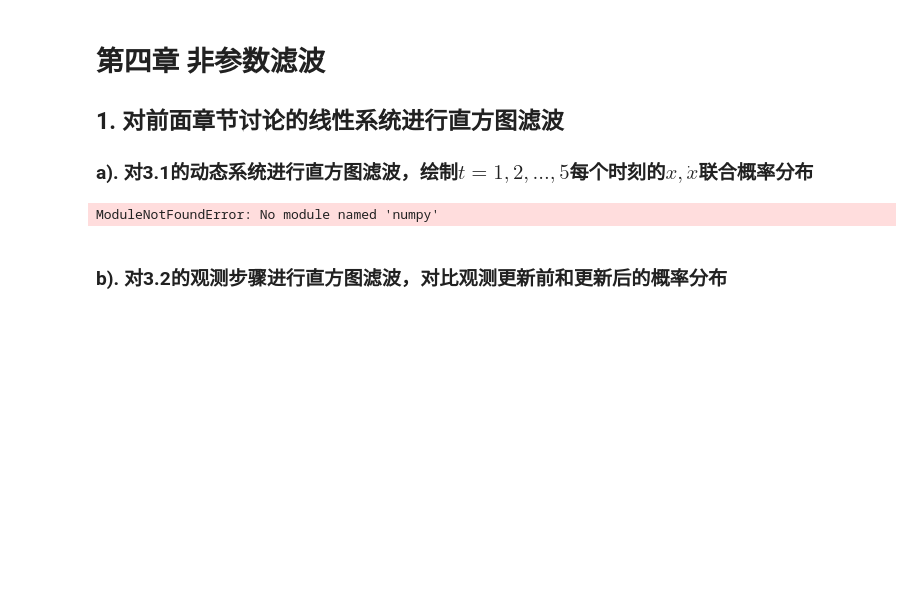
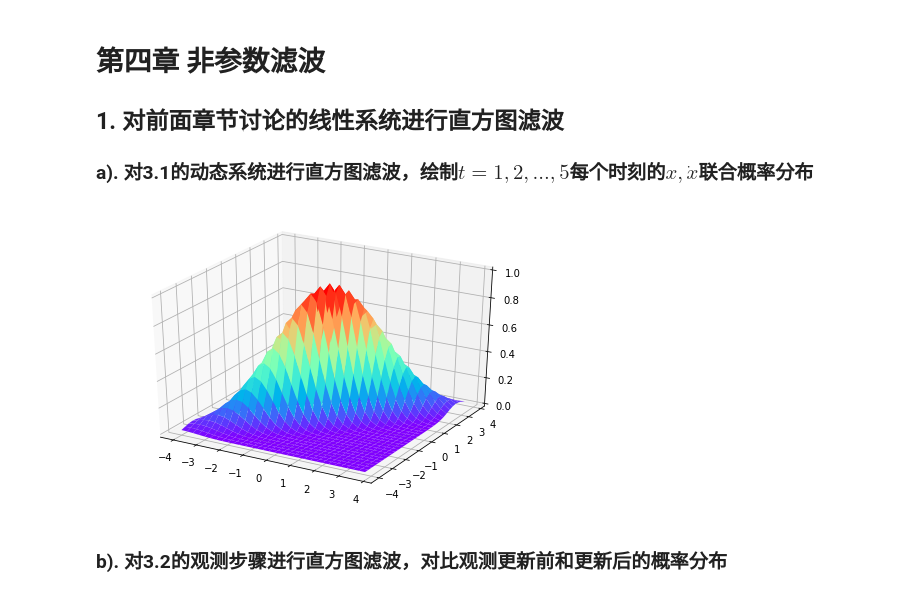
Before and after one commit to Yu-Xiaoxian/probabilistic_robotics_exercises, a Jupyter notebook: ch4_nonparametric_filters/第四章-非参数滤波.ipynb, the cells around one changed output. Drawn from its saved outputs; the diff is of its cells as text; code cells hidden in the pictures; blank space fills up the shorter version.

```diff
--- a/ch4_nonparametric_filters/第四章-非参数滤波.ipynb
+++ b/ch4_nonparametric_filters/第四章-非参数滤波.ipynb
@@ -4,13 +4,35 @@
 ## 1. 对前面章节讨论的线性系统进行直方图滤波
 
 ### a). 对3.1的动态系统进行直方图滤波，绘制$t=1,2,...,5$每个时刻的$x,\dot{x}$联合概率分布
-# %%
-import numpy as np
-import matplotlib.pyplot as plt
-
-plt.figure(1)
-plt.show()
-# %% [output]
-ModuleNotFoundError: No module named 'numpy'
+# %%
+import numpy as np
+import math
+import matplotlib.pyplot as plt
+from mpl_toolkits.mplot3d import Axes3D
+
+A = np.mat([[1, 1],[0, 1]])
+B = np.mat([[0.5], [1.0]])
+mu = np.mat([[0],[0]])
+R = B*B.T
+Sigma = np.mat([[2.5,2.0],[2.0,2.0]])
+
+fig = plt.figure()
+ax = Axes3D(fig)
+X = np.arange(-4, 4, 0.25)
+X_dot = np.arange(-4, 4, 0.25)
+X, X_dot = np.meshgrid(X, X_dot)
+P_bar = np.zeros(X.shape)
+
+# calculate probabilitics
+for i in range(P_bar.shape[0]):
+    for j in range(P_bar.shape[1]):
+        X_temp =  np.mat([[X[i][j]], [X_dot[i][j]]])
+        P_bar[i][j] = math.pow(math.e, -1.0/2.0 * X_temp.T * Sigma.I * X_temp)
+
+ax.plot_surface(X, X_dot, P_bar, rstride=1, cstride=1, cmap='rainbow')
+
+plt.show()
+# %% [output]
+[figure, added]
 # %% [markdown]
 ### b). 对3.2的观测步骤进行直方图滤波，对比观测更新前和更新后的概率分布
```
